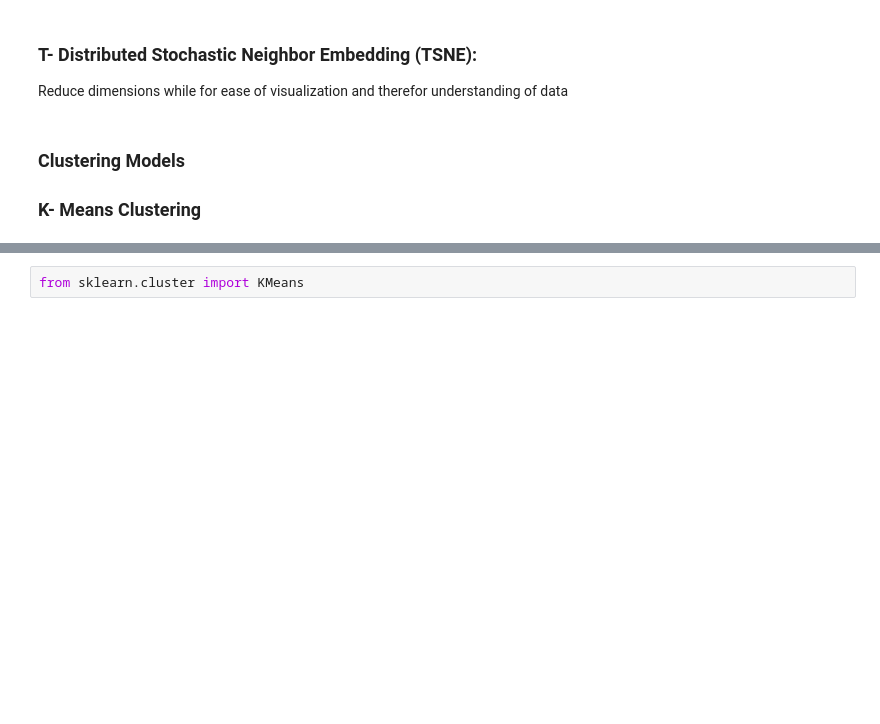
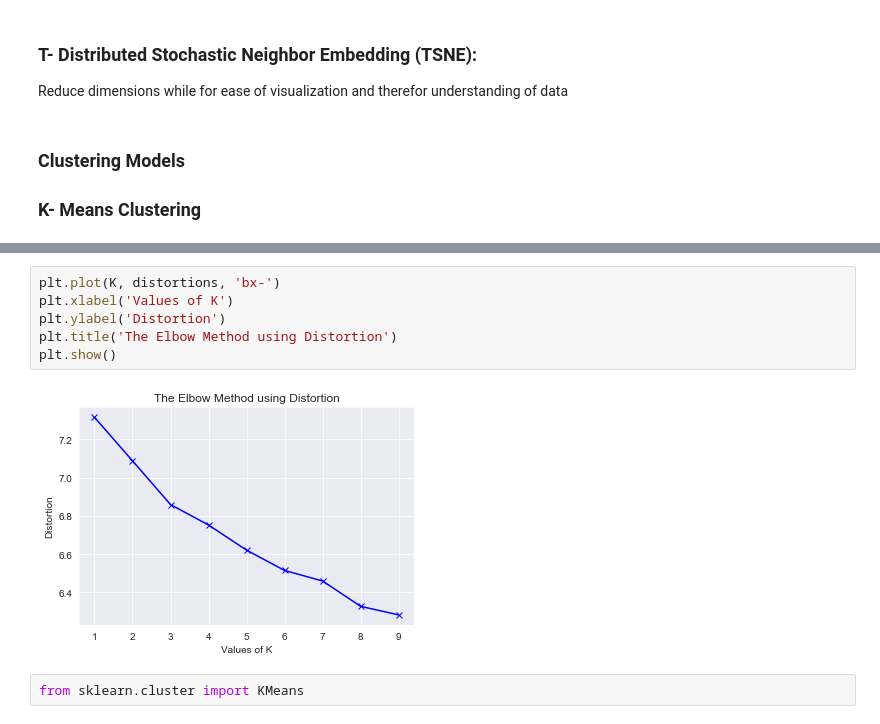
Before and after one commit to Vajrasamaya/Employee-Attrition-, a Jupyter notebook: Modeling_Predictors_of_Employee_Attrition.ipynb, the cells around one changed output, grey strips where cells are left out. Drawn from its saved outputs; the diff is of its cells as text; blank space fills up the shorter version.

```diff
--- a/Modeling_Predictors_of_Employee_Attrition.ipynb
+++ b/Modeling_Predictors_of_Employee_Attrition.ipynb
@@ -159,3 +214,11 @@ Reduce dimensions while  for ease of visualization and therefor understanding of
+# %%
+plt.plot(K, distortions, 'bx-')
+plt.xlabel('Values of K')
+plt.ylabel('Distortion')
+plt.title('The Elbow Method using Distortion')
+plt.show()
+# %% [output]
+[figure, added]
 # %%
 from sklearn.cluster import KMeans
 # %%
```
Also changed, not shown: parts of 13 cells of this notebook.
